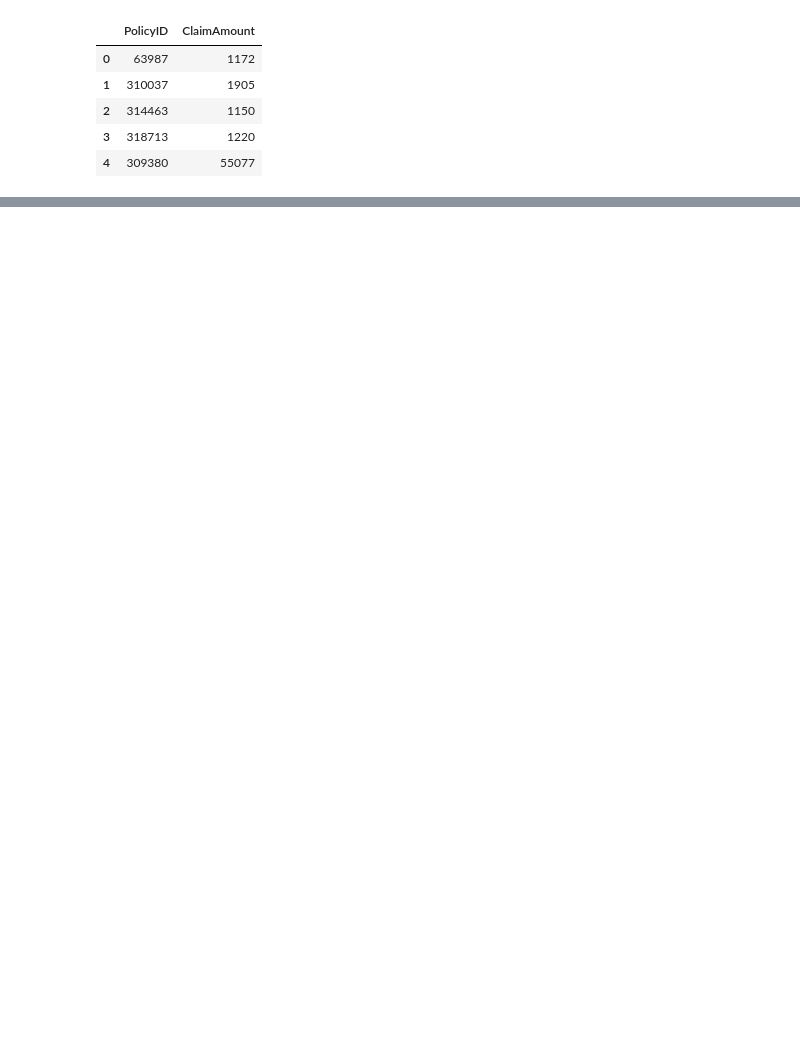
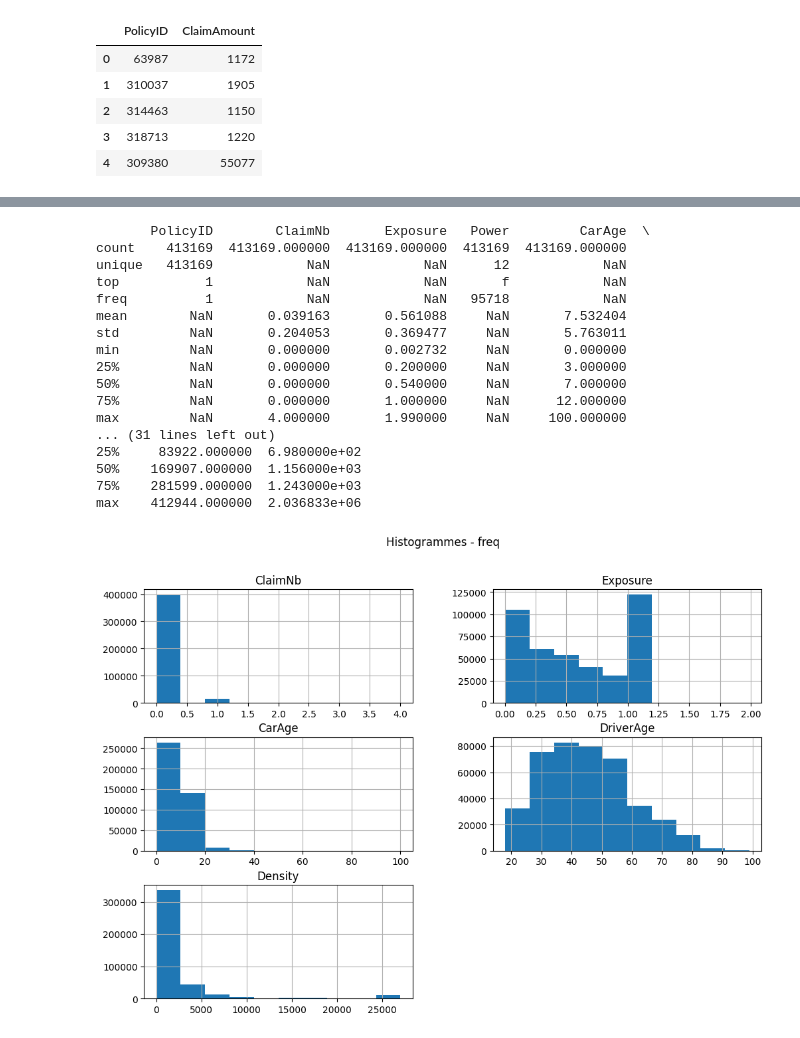
Before and after one commit to fadiblm/Projet-assurance-non-vie, a Jupyter notebook: visualisation.ipynb, the cells around one changed output, grey strips where cells are left out. Cells and saved outputs as stored; diff of their text form; code cells hidden in the pictures; blank space fills up the shorter version.

Commit message:
stat descriptive

```diff
--- a/visualisation.ipynb
+++ b/visualisation.ipynb
@@ -23,0 +40,42 @@ display(sev.head())
+# %%
+import pandas as pd
+import matplotlib.pyplot as plt
+
+# Charger les fichiers parquet
+freq = pd.read_parquet("data/raw/freMTPLfreq.parquet")
+sev = pd.read_parquet("data/raw/freMTPLsev.parquet")
+
+# Statistiques descriptives
+print(freq.describe(include='all'))
+print(sev.describe(include='all'))
+
+# Histogrammes des variables numériques
+num_cols_freq = freq.select_dtypes(include='number').columns
+num_cols_sev = sev.select_dtypes(include='number').columns
+
+freq[num_cols_freq].hist(figsize=(12,8))
+plt.suptitle("Histogrammes - freq")
+plt.show()
+
+sev[num_cols_sev].hist(figsize=(12,8))
+plt.suptitle("Histogrammes - sev")
+plt.show()
+# %% [output]
+       PolicyID        ClaimNb       Exposure   Power         CarAge  \
+count    413169  413169.000000  413169.000000  413169  413169.000000
+unique   413169            NaN            NaN      12            NaN
+top           1            NaN            NaN       f            NaN
+freq          1            NaN            NaN   95718            NaN
+mean        NaN       0.039163       0.561088     NaN       7.532404
+std         NaN       0.204053       0.369477     NaN       5.763011
+min         NaN       0.000000       0.002732     NaN       0.000000
+25%         NaN       0.000000       0.200000     NaN       3.000000
+50%         NaN       0.000000       0.540000     NaN       7.000000
+75%         NaN       0.000000       1.000000     NaN      12.000000
+max         NaN       4.000000       1.990000     NaN     100.000000
+... (31 lines left out)
+25%     83922.000000  6.980000e+02
+50%    169907.000000  1.156000e+03
+75%    281599.000000  1.243000e+03
+max    412944.000000  2.036833e+06
+[figure, added]
```
Also changed, not shown: parts of 10 cells of this notebook.
